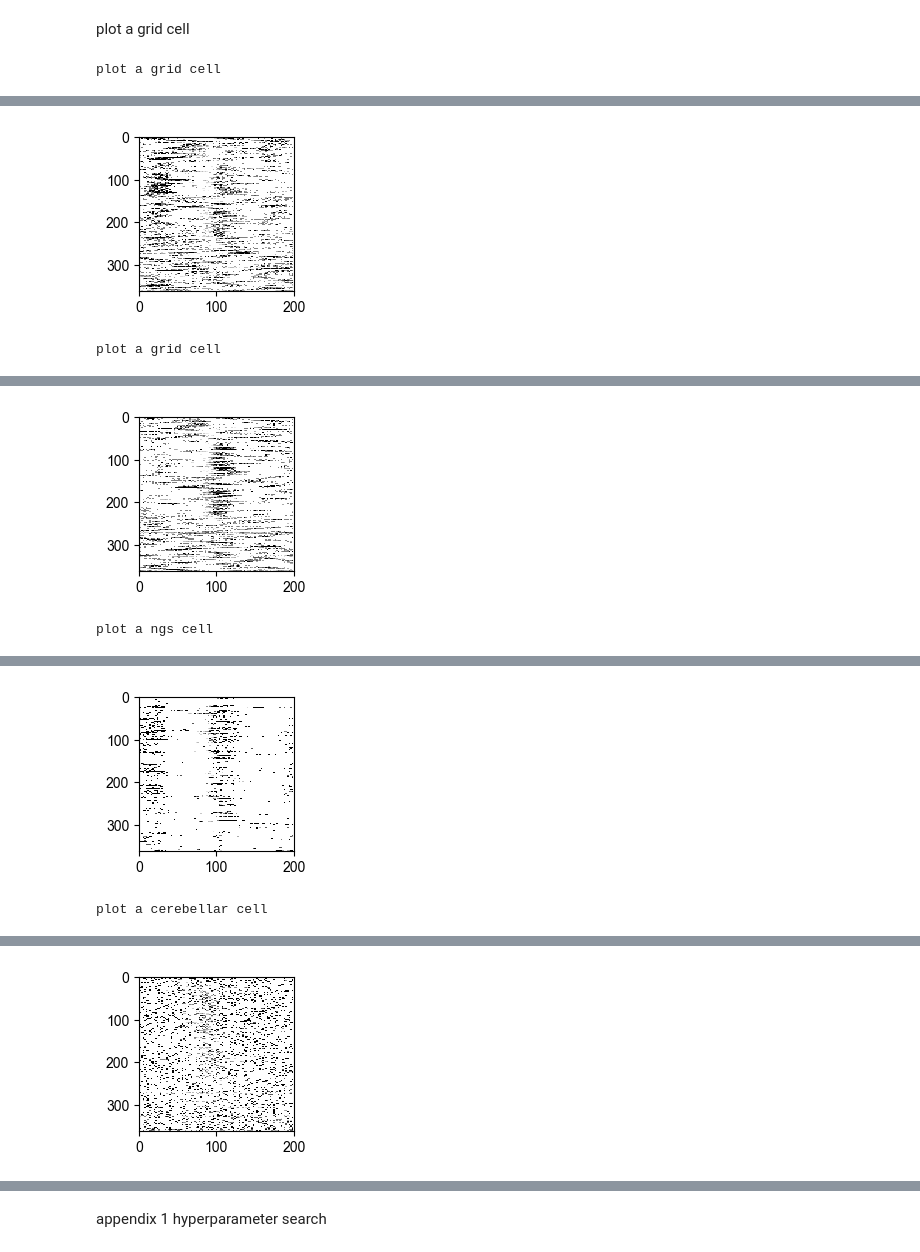
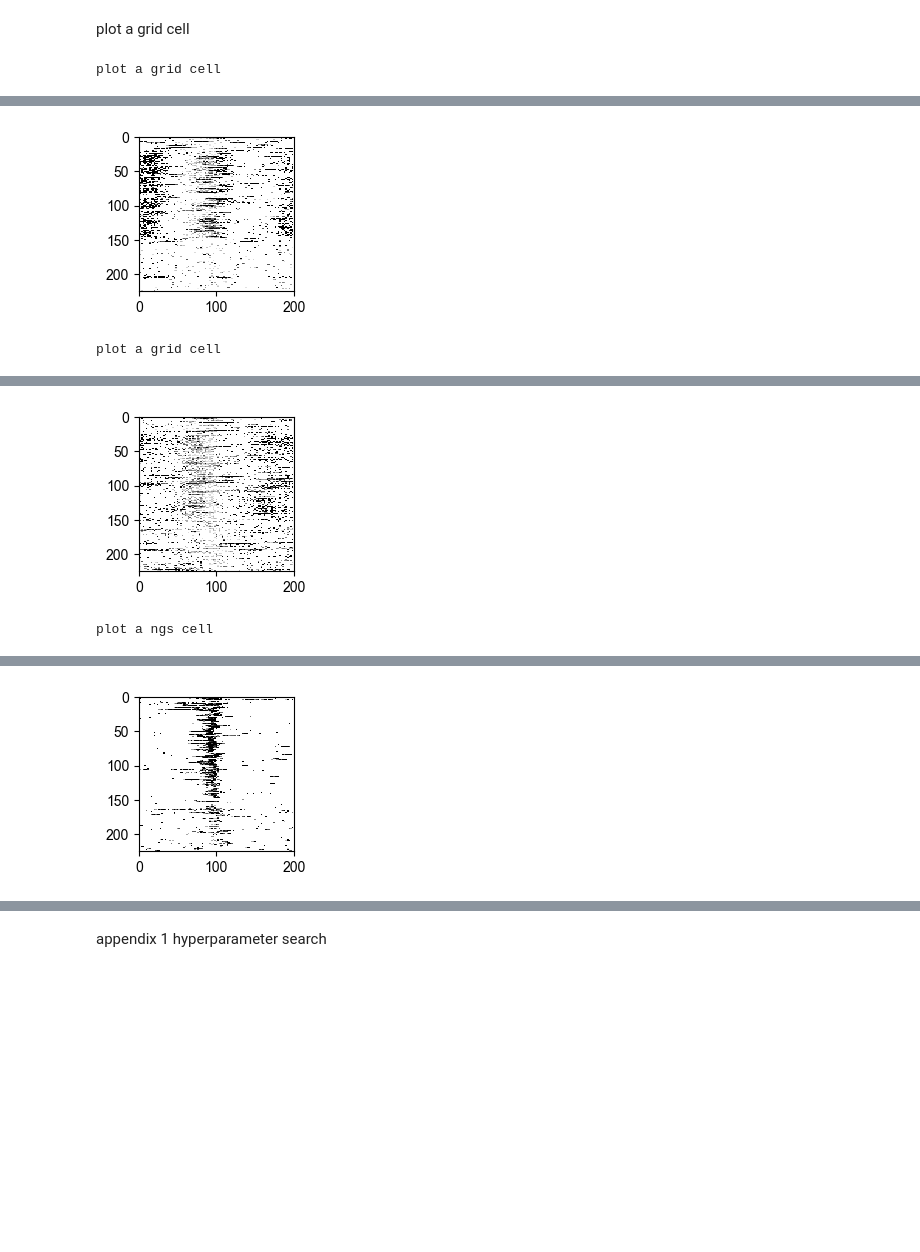
Before and after one commit to HDClark94/spatial-manifolds, a Jupyter notebook: scripts/figures/FIGUREX_M25_D24_xgboost.ipynb, the cells around one changed output, grey strips where cells are left out. Saved outputs shown, nothing was run; the diff lists cells and outputs as text; code cells hidden in the pictures; blank space fills up the shorter version.

```diff
--- a/scripts/figures/FIGUREX_M25_D24_xgboost.ipynb
+++ b/scripts/figures/FIGUREX_M25_D24_xgboost.ipynb
@@ -24,8 +24,8 @@ warnings.filterwarnings('ignore')
 %matplotlib inline
 # %%
 fig_path = '/Users/harryclark/Documents/figs/FIGURE1/'
-mouse = 27
-day = 26
+mouse = 25
+day = 24
 
 # good examples include
 #mice = [25, 25, 26, 27, 29, 28]
@@ -136,28 +133,23 @@ plot a grid cell
 # %%
 print('plot a grid cell')
 fig, ax = plt.subplots(ncols=1, nrows=1, figsize=(2, 2), squeeze=False)
-plot_firing_rate_map(ax[0,0], zscore(tcs[gcs.cluster_id.values[9]]), bs=bs, tl=tl, p=95)
+plot_firing_rate_map(ax[0,0], zscore(tcs[g_m_cluster_ids[0][6]]), bs=bs, tl=tl, p=95)
 plt.show()
 print('plot a grid cell')
 fig, ax = plt.subplots(ncols=1, nrows=1, figsize=(2, 2), squeeze=False)
-plot_firing_rate_map(ax[0,0], zscore(tcs[gcs.cluster_id.values[10]]), bs=bs, tl=tl, p=95)
+plot_firing_rate_map(ax[0,0], zscore(tcs[gcs.cluster_id.values[2]]), bs=bs, tl=tl, p=95)
 plt.show()
 print('plot a ngs cell')
 fig, ax = plt.subplots(ncols=1, nrows=1, figsize=(2, 2), squeeze=False)
 plot_firing_rate_map(ax[0,0], zscore(tcs[ngs.cluster_id.values[2]]), bs=bs, tl=tl, p=95)
 plt.show()
-print('plot a cerebellar cell')
-fig, ax = plt.subplots(ncols=1, nrows=1, figsize=(2, 2), squeeze=False)
-plot_firing_rate_map(ax[0,0], zscore(tcs[cere.cluster_id.values[0]]), bs=bs, tl=tl, p=95)
-plt.show()
 # %% [output]
 plot a grid cell
 [interactive output not drawn]
-[figure, old version]
+[figure, new version]
 plot a grid cell
 [interactive output not drawn]
-[figure, old version]
+[figure, new version]
 plot a ngs cell
 [interactive output not drawn]
-[figure, old version]
+[figure, new version]
-plot a cerebellar cell
@@ -165,4 +156,3 @@ plot a cerebellar cell
-[figure, removed]
 # %%
 gcs_minus_test = gcs[gcs.cluster_id != gcs.cluster_id.values[9]]
 cov_tcs_time_grids = {cluster_id: tcs_time[cluster_id] for cluster_id in gcs_minus_test.cluster_id.values if cluster_id in tcs_time}
```
Also changed, not shown: parts of 29 cells of this notebook, 5 other files.
